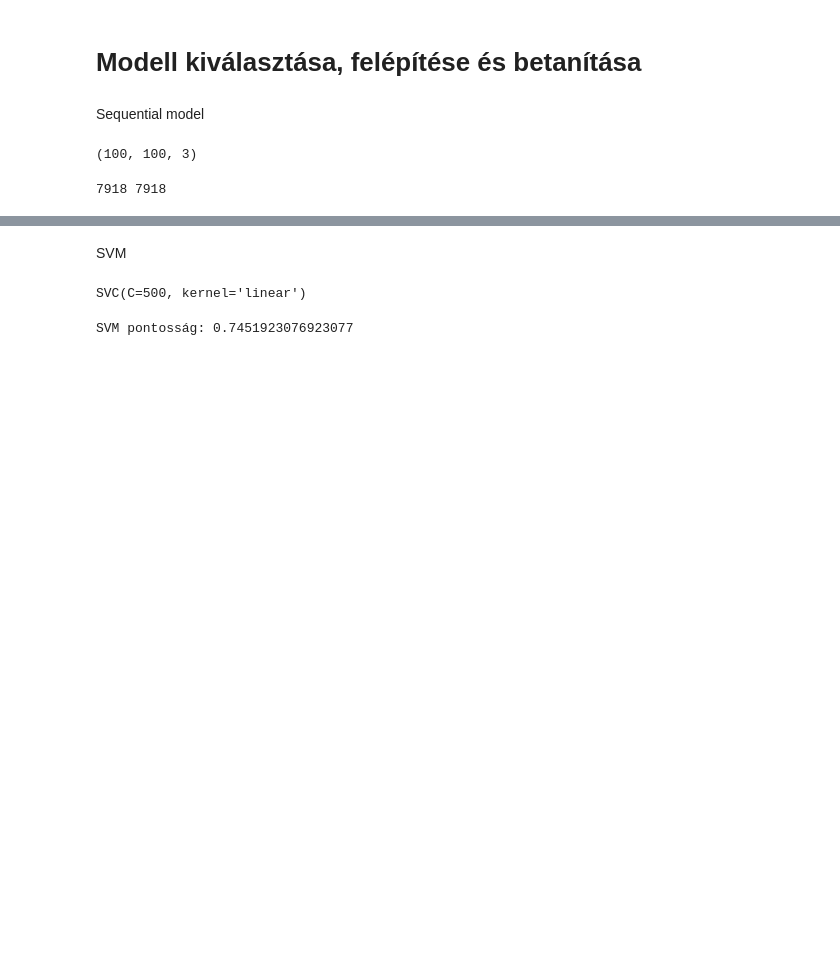
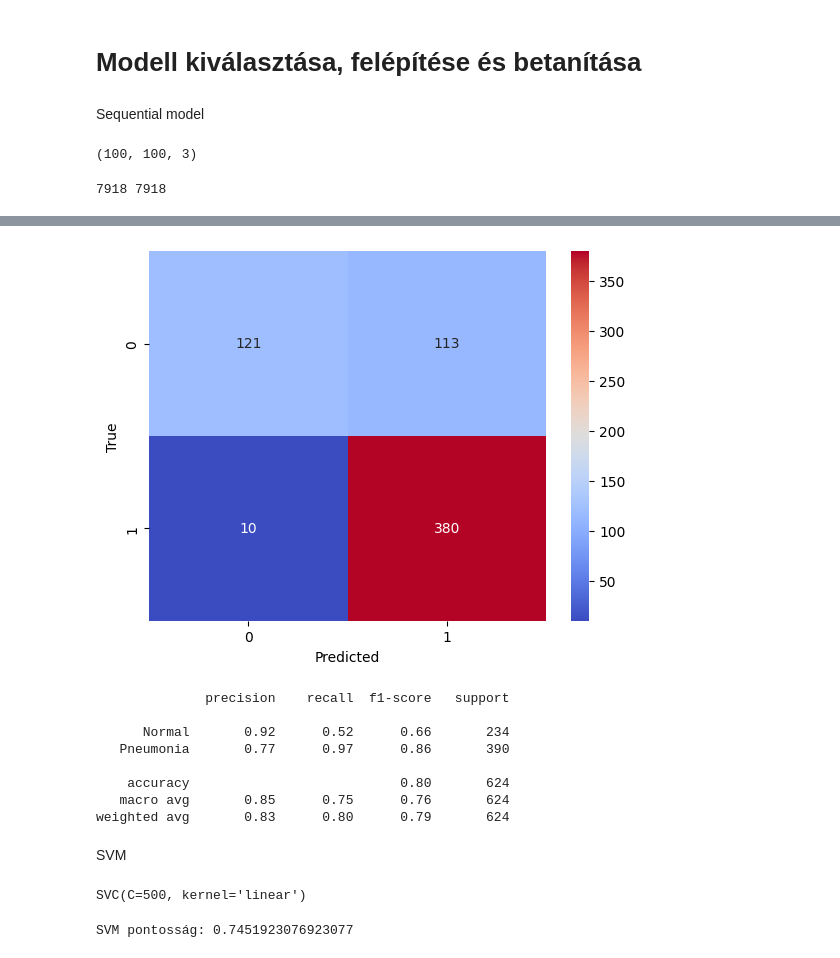
Before and after one commit to Adr1an11/Pneumonia-detection, a Jupyter notebook: pneunomia_detection.ipynb, the cells around one changed output, grey strips where cells are left out. Drawn from its saved outputs; the diff is of its cells as text; code cells hidden in the pictures; blank space fills up the shorter version.

Commit message:
Szekvenciális modell 80% + konfuzios matrix és classification report

```diff
--- a/pneunomia_detection.ipynb
+++ b/pneunomia_detection.ipynb
@@ -415,6 +432,6 @@ Model: "sequential_4"
  Trainable params: 503,201 (1.92 MB)
  Non-trainable params: 0 (0.00 B)
 # %%
-seq_model.fit(np.array(X_train), np.array(y_train), epochs=10, batch_size=32)
+history = seq_model.fit(np.array(X_train), np.array(y_train), epochs=10, batch_size=32)
 # %% [output]
 Epoch 1/10
@@ -454,0 +475,17 @@ X_test[0].shape
+# %%
+#konfuzios matrix + description a sequentialis modellhez
+from sklearn.metrics import confusion_matrix
+from sklearn.metrics import classification_report
+import seaborn as sns
+predictions = seq_model.predict(np.array(X_test))
+predictions = (predictions>0.5).astype(int)
+
+cm = confusion_matrix(np.array(y_test), predictions)
+
+sns.heatmap(cm, annot=True, fmt='d', cmap='coolwarm')
+plt.xlabel('Predicted')
+plt.ylabel('True')
+plt.show()
+
+print(classification_report(np.array(y_test), predictions, target_names=['Normal', 'Pneumonia']))
+# %% [output]
@@ -455,3 +493,12 @@ X_test[0].shape
+[figure, added]
+              precision    recall  f1-score   support
+
+      Normal       0.92      0.52      0.66       234
+   Pneumonia       0.77      0.97      0.86       390
+
+    accuracy                           0.80       624
+   macro avg       0.85      0.75      0.76       624
+weighted avg       0.83      0.80      0.79       624
 # %% [markdown]
 SVM
 # %%
```
Also changed, not shown: parts of 9 cells of this notebook.
